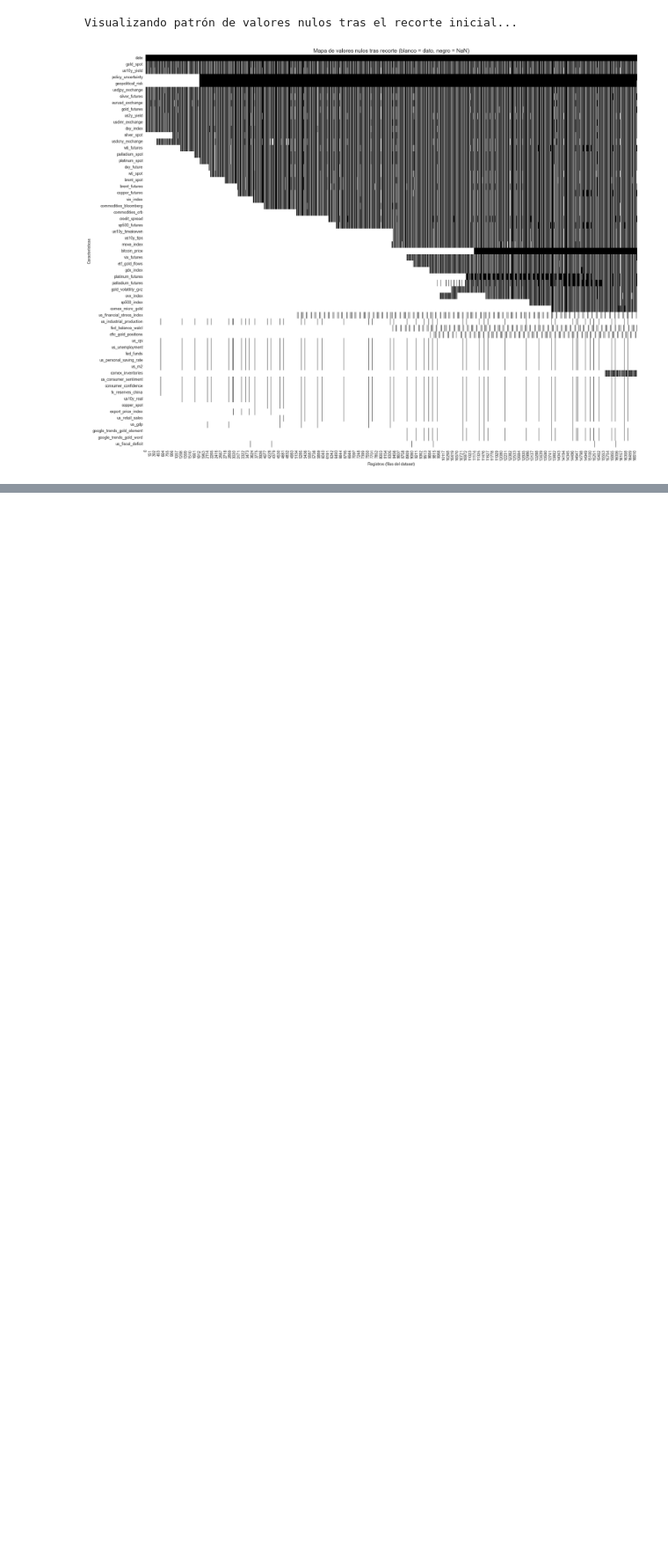
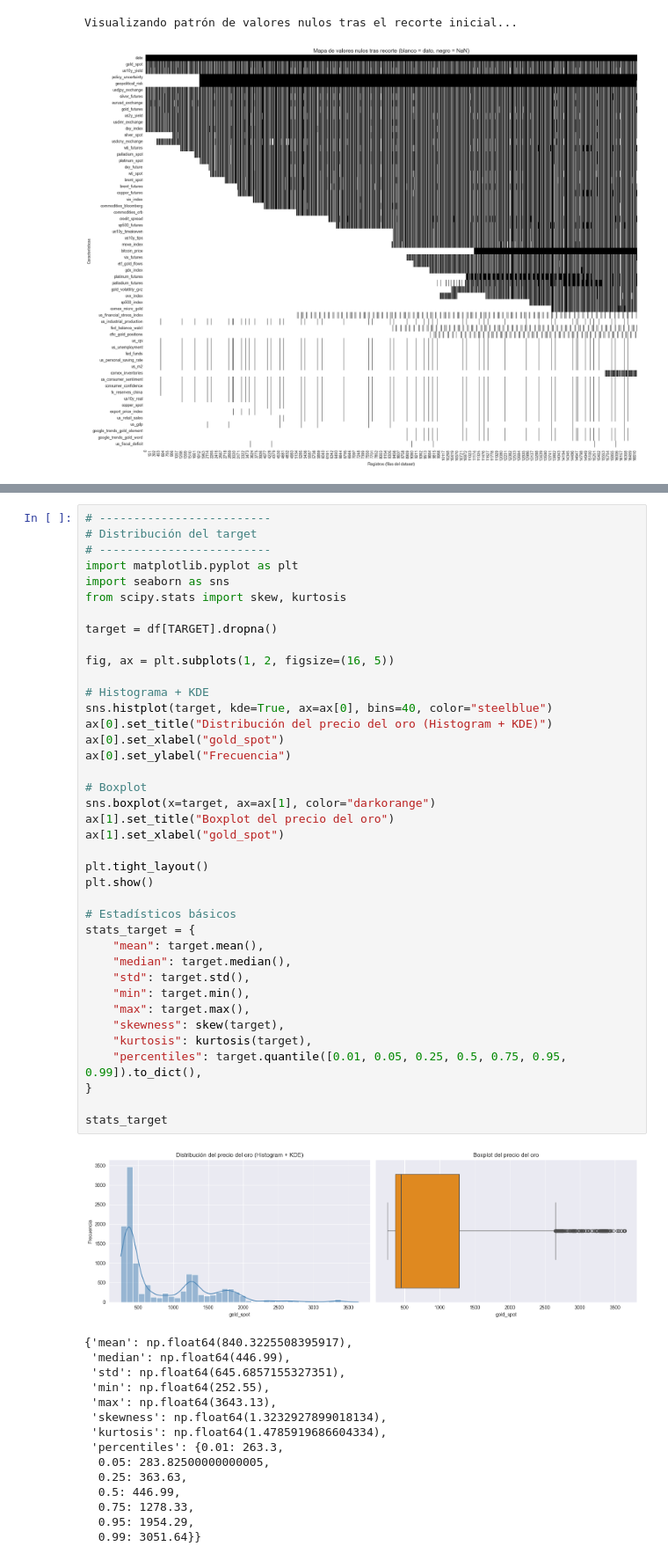
Before and after one commit to sebastianmalbaceda/gold-price-prediction, a Jupyter notebook: notebooks/gold-price-prediction.ipynb, the cells around one changed output, grey strips where cells are left out. Shown at 88% size. Cells and saved outputs as stored; diff of their text form; blank space fills up the shorter version.

```diff
--- a/notebooks/gold-price-prediction.ipynb
+++ b/notebooks/gold-price-prediction.ipynb
@@ -780,0 +1473,55 @@ Como veremos, la variable `geopolitical_risk` resulta ser un excelente candidato
+# %%
+# -------------------------
+# Distribución del target
+# -------------------------
+import matplotlib.pyplot as plt
+import seaborn as sns
+from scipy.stats import skew, kurtosis
+
+target = df[TARGET].dropna()
+
+fig, ax = plt.subplots(1, 2, figsize=(16, 5))
+
+# Histograma + KDE
+sns.histplot(target, kde=True, ax=ax[0], bins=40, color="steelblue")
+ax[0].set_title("Distribución del precio del oro (Histogram + KDE)")
+ax[0].set_xlabel("gold_spot")
+ax[0].set_ylabel("Frecuencia")
+
+# Boxplot
+sns.boxplot(x=target, ax=ax[1], color="darkorange")
+ax[1].set_title("Boxplot del precio del oro")
+ax[1].set_xlabel("gold_spot")
+
+plt.tight_layout()
+plt.show()
+
+# Estadísticos básicos
+stats_target = {
+    "mean": target.mean(),
+    "median": target.median(),
+    "std": target.std(),
+    "min": target.min(),
+    "max": target.max(),
+    "skewness": skew(target),
+    "kurtosis": kurtosis(target),
+    "percentiles": target.quantile([0.01, 0.05, 0.25, 0.5, 0.75, 0.95, 0.99]).to_dict(),
+}
+
+stats_target
+# %% [output]
+[figure, added]
+{'mean': np.float64(840.3225508395917),
+ 'median': np.float64(446.99),
+ 'std': np.float64(645.6857155327351),
+ 'min': np.float64(252.55),
+ 'max': np.float64(3643.13),
+ 'skewness': np.float64(1.3232927899018134),
+ 'kurtosis': np.float64(1.4785919686604334),
+ 'percentiles': {0.01: 263.3,
+  0.05: 283.82500000000005,
+  0.25: 363.63,
+  0.5: 446.99,
+  0.75: 1278.33,
+  0.95: 1954.29,
+  0.99: 3051.64}}
```
Also changed, not shown: parts of 83 cells of this notebook.
